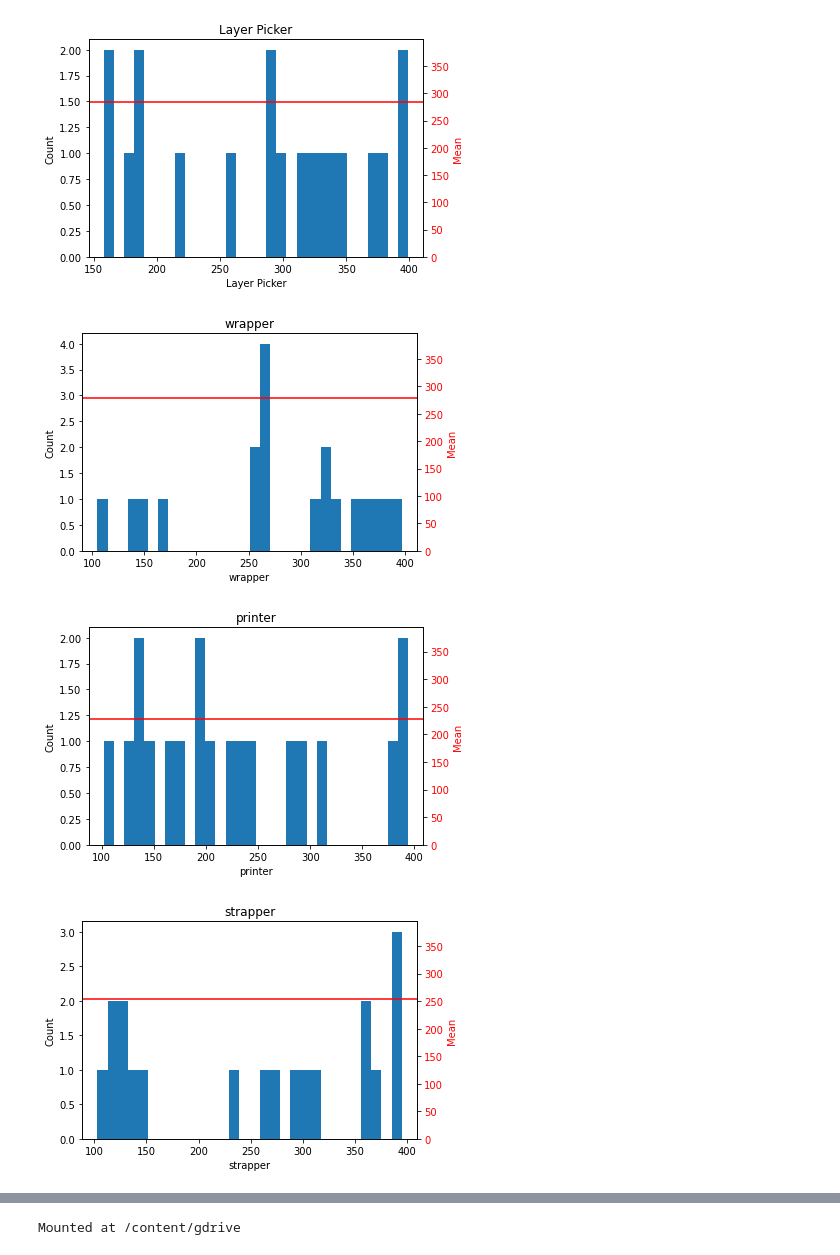
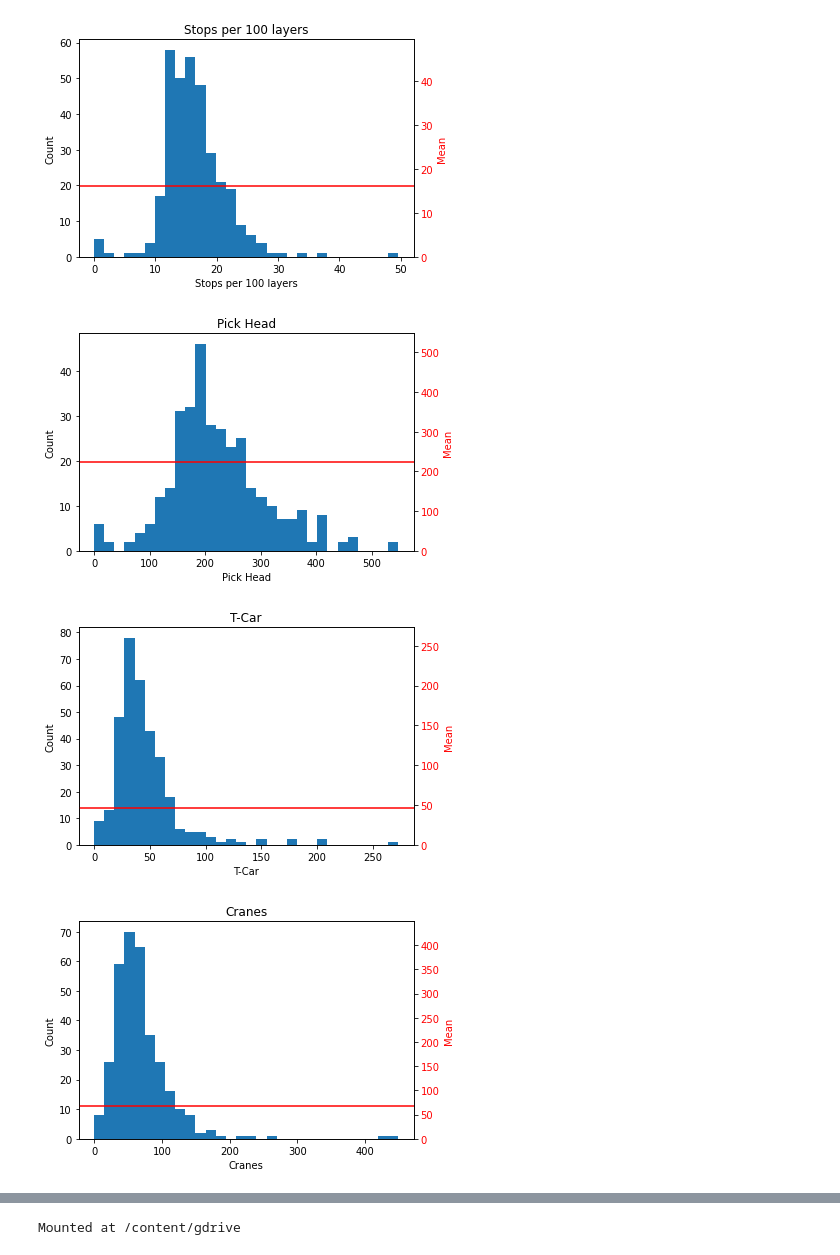
Before and after one commit to charlesrugg/code_examples, a Jupyter notebook: Stops.ipynb, the cells around one changed output, grey strips where cells are left out. Drawn from its saved outputs; the diff is of its cells as text; code cells hidden in the pictures.

```diff
--- a/Stops.ipynb
+++ b/Stops.ipynb
@@ -6,7 +6,7 @@ import matplotlib.pyplot as plt
 import numpy as np
 
 # Load the data into a pandas DataFrame
-df = pd.read_csv("Stops Data - Sheet1.csv", parse_dates=['Date'], index_col='Date')
+df = pd.read_csv("stops (1).csv", parse_dates=['Date'], index_col='Date')
 
 # Create a histogram for each column
 for col in df.columns:
@@ -45,41 +68,41 @@ import matplotlib.pyplot as plt
 import numpy as np
 
 # Load the data into a pandas DataFrame
-df = pd.read_csv("Stops Data - Sheet1.csv", parse_dates=[0], index_col=0)
+df = pd.read_csv("stops (1).csv", parse_dates=[0], index_col=0)
 
 # Create a histogram for each column
 for col in df.columns[1:]:
     # Calculate the mean of the column
     avg = df[col].mean()
 
     # Resample the data to daily frequency and create a histogram
     daily_data = df[col].resample('D').mean()
     fig, ax1 = plt.subplots()
     ax1.hist(daily_data, bins=30)
     ax1.set_xlabel(col)
     ax1.set_ylabel("Count")
 
     # Add a second y-axis for the mean
     ax2 = ax1.twinx()
     ax2.axhline(y=avg, color='r', linestyle='-')
     ax2.set_ylabel("Mean", color='r')
     ax2.tick_params(axis='y', labelcolor='r')
     ax2.set_ylim([0, daily_data.max()])
 
     # Display the plot
     plt.title(col)
     plt.show()
 
 # Create box and whisker plots for each non-date column
 non_date_cols = [col for col in df.columns[1:] if not pd.api.types.is_datetime64_any_dtype(df[col])]
 for col in non_date_cols:
     fig, ax = plt.subplots()
     ax.boxplot(df[col].dropna())
     ax.set_title(col)
     ax.set_ylabel("Value")
     plt.show()
 # %% [output]
-[figure, old version]
+[figure, new version]
-[figure, old version]
+[figure, new version]
-[figure, old version]
+[figure, new version]
-[figure, old version]
+[figure, new version]
```
Also changed, not shown: parts of 7 cells of this notebook.
